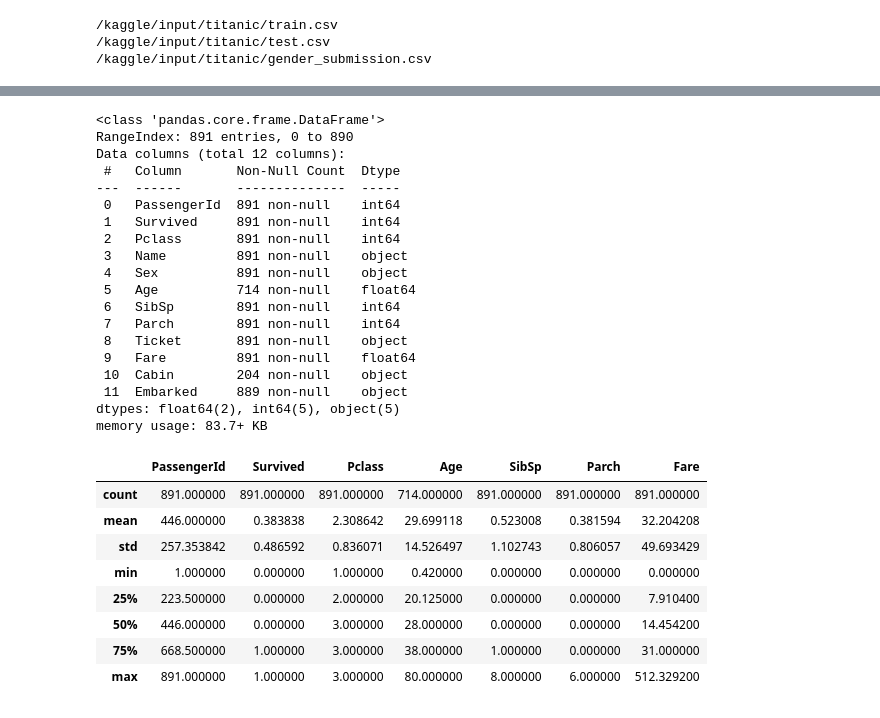
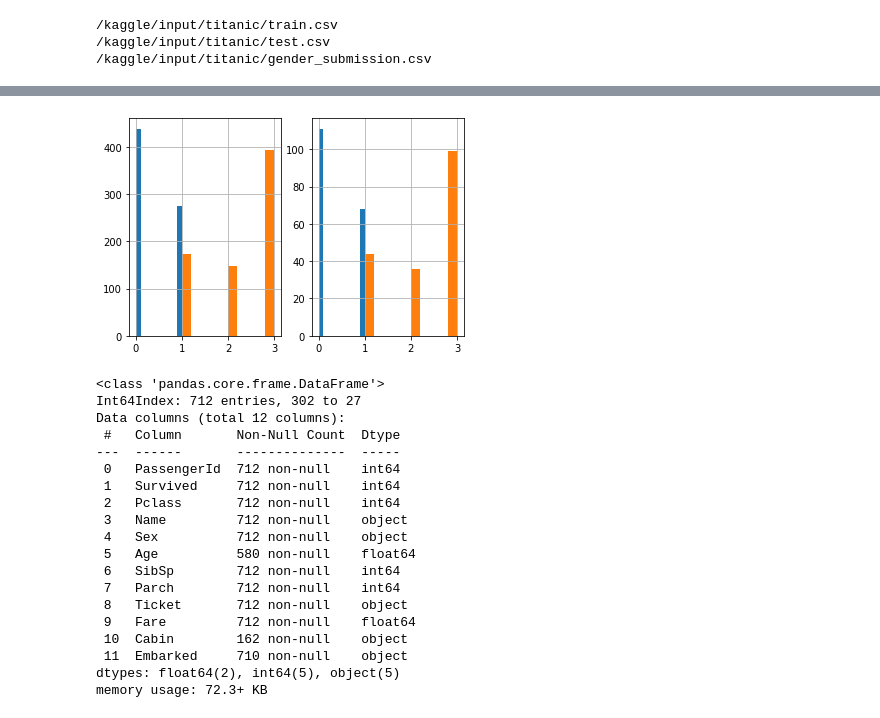
Before and after one commit to NicoGounine/Titanic-Project, a Jupyter notebook: titanic-competition.ipynb, the cells around one changed output, grey strips where cells are left out. Drawn from its saved outputs; the diff is of its cells as text; code cells hidden in the pictures.

```diff
--- a/titanic-competition.ipynb
+++ b/titanic-competition.ipynb
@@ -35,34 +28,41 @@ train_dataset
+# %%
+from sklearn.model_selection import StratifiedShuffleSplit
+
+split = StratifiedShuffleSplit(n_splits=1, test_size=0.2)
+for train_indices, test_indices in split.split(train_dataset, train_dataset[["Survived", "Pclass", "Sex"]]):
+    strat_train_set = train_dataset.loc[train_indices]
+    strat_test_set = train_dataset.loc[test_indices]
+# %%
+plt.subplot(1,2,1)
+strat_train_set["Survived"].hist()
+strat_train_set["Pclass"].hist()
+
+plt.subplot(1,2,2)
+strat_test_set["Survived"].hist()
+strat_test_set["Pclass"].hist()
+
+plt.show() #the distribution of train set and test set are the same for Survived and Pclass. Do more cientific the graph.
+# %% [output]
+[figure, added]
 # %%
-train_dataset.info()
+strat_train_set.info()
 # %% [output]
 <class 'pandas.core.frame.DataFrame'>
-RangeIndex: 891 entries, 0 to 890
+Int64Index: 712 entries, 302 to 27
 Data columns (total 12 columns):
  #   Column       Non-Null Count  Dtype
 ---  ------       --------------  -----
- 0   PassengerId  891 non-null    int64
- 1   Survived     891 non-null    int64
- 2   Pclass       891 non-null    int64
- 3   Name         891 non-null    object
- 4   Sex          891 non-null    object
- 5   Age          714 non-null    float64
- 6   SibSp        891 non-null    int64
- 7   Parch        891 non-null    int64
- 8   Ticket       891 non-null    object
- 9   Fare         891 non-null    float64
- 10  Cabin        204 non-null    object
- 11  Embarked     889 non-null    object
+ 0   PassengerId  712 non-null    int64
+ 1   Survived     712 non-null    int64
+ 2   Pclass       712 non-null    int64
+ 3   Name         712 non-null    object
+ 4   Sex          712 non-null    object
+ 5   Age          580 non-null    float64
+ 6   SibSp        712 non-null    int64
+ 7   Parch        712 non-null    int64
+ 8   Ticket       712 non-null    object
+ 9   Fare         712 non-null    float64
+ 10  Cabin        162 non-null    object
+ 11  Embarked     710 non-null    object
 dtypes: float64(2), int64(5), object(5)
-memory usage: 83.7+ KB
+memory usage: 72.3+ KB
-# %%
-train_dataset.describe()
-# %% [output]
-|  | PassengerId | Survived | Pclass | Age | SibSp | Parch | Fare |
-| count | 891.000000 | 891.000000 | 891.000000 | 714.000000 | 891.000000 | 891.000000 | 891.000000 |
-| mean | 446.000000 | 0.383838 | 2.308642 | 29.699118 | 0.523008 | 0.381594 | 32.204208 |
-| std | 257.353842 | 0.486592 | 0.836071 | 14.526497 | 1.102743 | 0.806057 | 49.693429 |
-| min | 1.000000 | 0.000000 | 1.000000 | 0.420000 | 0.000000 | 0.000000 | 0.000000 |
-| 25% | 223.500000 | 0.000000 | 2.000000 | 20.125000 | 0.000000 | 0.000000 | 7.910400 |
-| 50% | 446.000000 | 0.000000 | 3.000000 | 28.000000 | 0.000000 | 0.000000 | 14.454200 |
-| 75% | 668.500000 | 1.000000 | 3.000000 | 38.000000 | 1.000000 | 0.000000 | 31.000000 |
-| max | 891.000000 | 1.000000 | 3.000000 | 80.000000 | 8.000000 | 6.000000 | 512.329200 |
```
Also changed, not shown: parts of 25 cells of this notebook.
